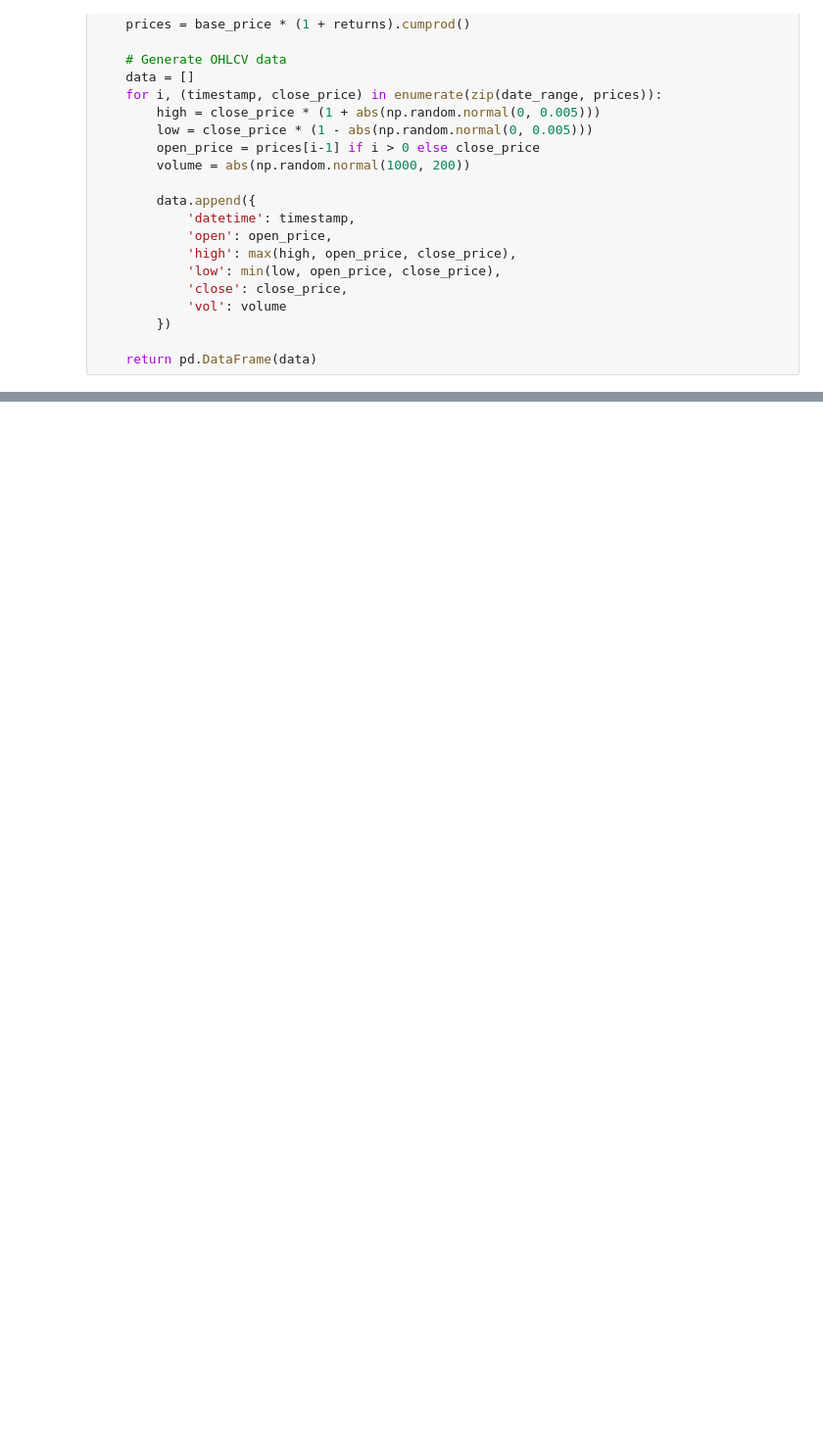
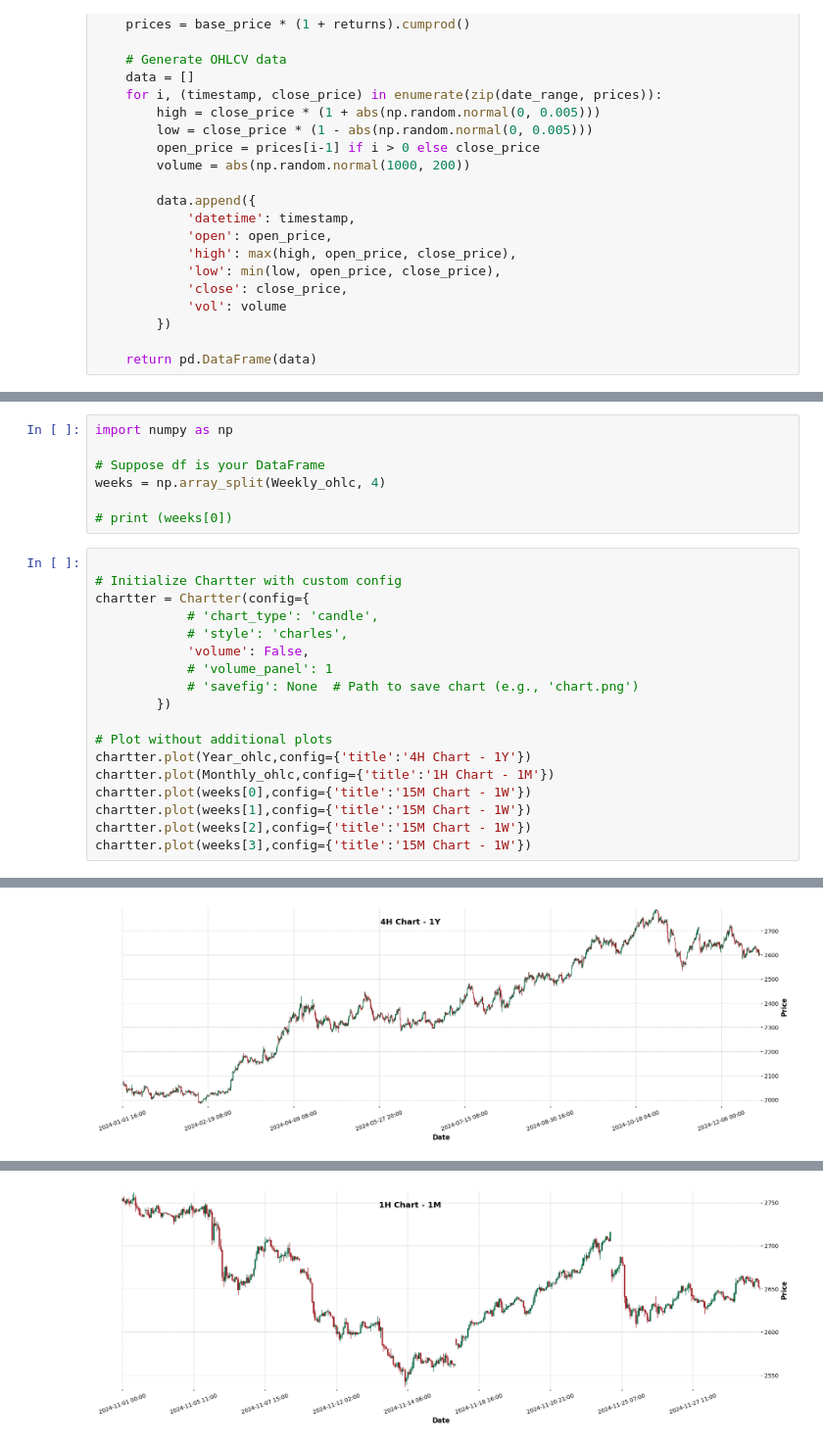
Before and after one commit to insetavijit/dev.Chartter.v2, a Jupyter notebook: Codes/V3/Chartter-1.ipynb, the cells around one changed output, grey strips where cells are left out. Shown at 98% size. Cells and saved outputs as stored; diff of their text form; blank space fills up the shorter version.

Commit message:
feat(new  outline for the chart investigation is ready): v3 is summery is Chartter-2.ipynb
have incorporated and upgraded the approch to intruduce Charts in the  c view

```diff
--- a/Codes/V3/Chartter-1.ipynb
+++ b/Codes/V3/Chartter-1.ipynb
@@ -996,0 +1281,26 @@ print(ohlc_4h)
+# %%
+import numpy as np
+
+# Suppose df is your DataFrame
+weeks = np.array_split(Weekly_ohlc, 4)
+
+# print (weeks[0])
+# %%
+
+# Initialize Chartter with custom config
+chartter = Chartter(config={
+            # 'chart_type': 'candle',
+            # 'style': 'charles',
+            'volume': False,
+            # 'volume_panel': 1
+            # 'savefig': None  # Path to save chart (e.g., 'chart.png')
+        })
+
+# Plot without additional plots
+chartter.plot(Year_ohlc,config={'title':'4H Chart - 1Y'})
+chartter.plot(Monthly_ohlc,config={'title':'1H Chart - 1M'})
+chartter.plot(weeks[0],config={'title':'15M Chart - 1W'})
+chartter.plot(weeks[1],config={'title':'15M Chart - 1W'})
+chartter.plot(weeks[2],config={'title':'15M Chart - 1W'})
+chartter.plot(weeks[3],config={'title':'15M Chart - 1W'})
+# %% [output]
@@ -996,0 +1308 @@ print(ohlc_4h)
+[figure, added]
@@ -996,0 +1311 @@ print(ohlc_4h)
+[figure, added]
```
Also changed, not shown: parts of 5 cells of this notebook, 3 other files.
